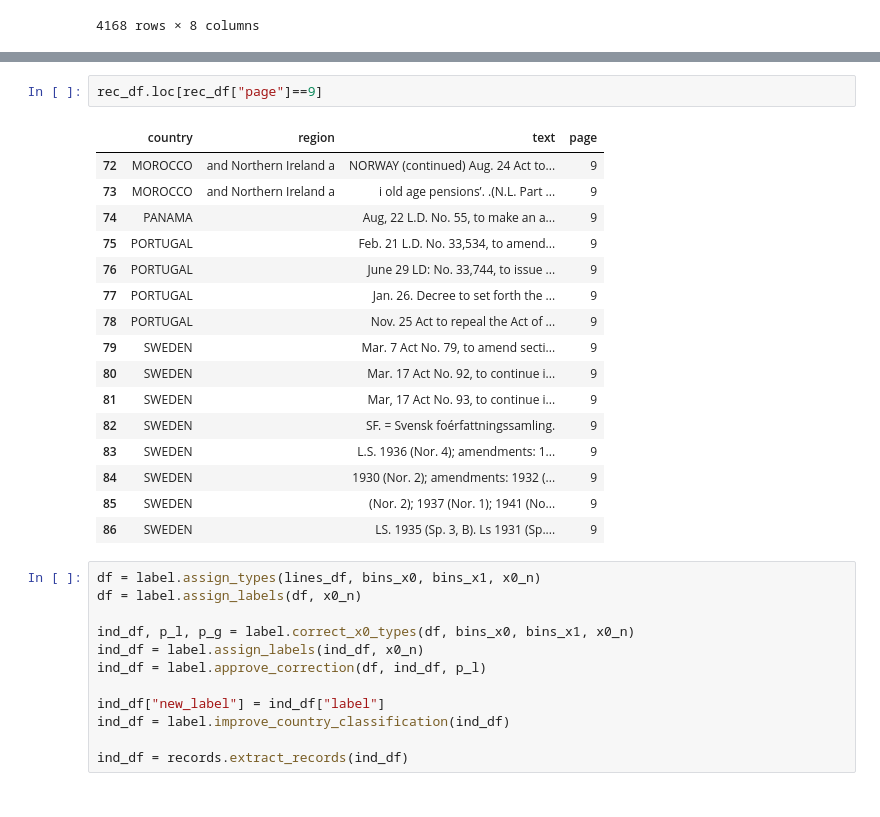
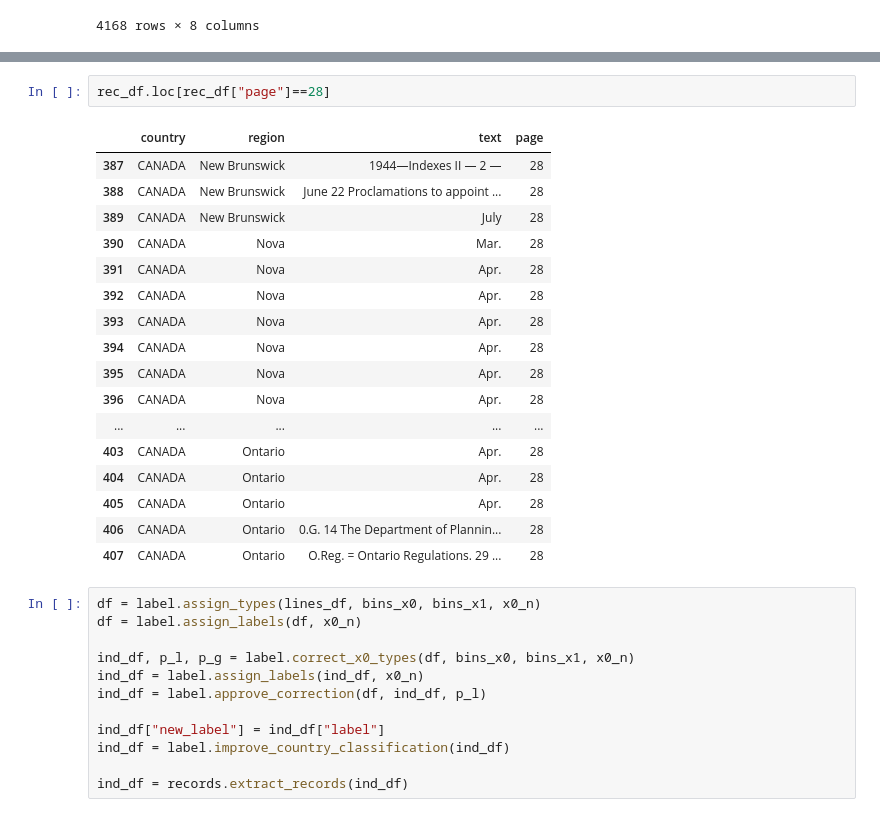
Before and after one commit to jeusa/indexex, a Jupyter notebook: code/index_extraction.ipynb, the cells around one changed output, grey strips where cells are left out. Drawn from its saved outputs; the diff is of its cells as text.

```diff
--- a/code/index_extraction.ipynb
+++ b/code/index_extraction.ipynb
@@ -106,22 +119,23 @@ rec_df
 # %%
-rec_df.loc[rec_df["page"]==9]
+rec_df.loc[rec_df["page"]==28]
 # %% [output]
 |  | country | region | text | page |
-| 72 | MOROCCO | and Northern Ireland a | NORWAY (continued) Aug. 24 Act to... | 9 |
-| 73 | MOROCCO | and Northern Ireland a | i old age pensions’. .(N.L. Part ... | 9 |
-| 74 | PANAMA |  | Aug, 22 L.D. No. 55, to make an a... | 9 |
-| 75 | PORTUGAL |  | Feb. 21 L.D. No. 33,534, to amend... | 9 |
-| 76 | PORTUGAL |  | June 29 LD: No. 33,744, to issue ... | 9 |
-| 77 | PORTUGAL |  | Jan. 26. Decree to set forth the ... | 9 |
-| 78 | PORTUGAL |  | Nov. 25 Act to repeal the Act of ... | 9 |
-| 79 | SWEDEN |  | Mar. 7 Act No. 79, to amend secti... | 9 |
-| 80 | SWEDEN |  | Mar. 17 Act No. 92, to continue i... | 9 |
-| 81 | SWEDEN |  | Mar, 17 Act No. 93, to continue i... | 9 |
-| 82 | SWEDEN |  | SF. = Svensk foérfattningssamling. | 9 |
-| 83 | SWEDEN |  | L.S. 1936 (Nor. 4); amendments: 1... | 9 |
-| 84 | SWEDEN |  | 1930 (Nor. 2); amendments: 1932 (... | 9 |
-| 85 | SWEDEN |  | (Nor. 2); 1937 (Nor. 1); 1941 (No... | 9 |
-| 86 | SWEDEN |  | LS. 1935 (Sp. 3, B). Ls 1931 (Sp.... | 9 |
+| 387 | CANADA | New Brunswick | 1944—Indexes II — 2 — | 28 |
+| 388 | CANADA | New Brunswick | June 22 Proclamations to appoint ... | 28 |
+| 389 | CANADA | New Brunswick | July | 28 |
+| 390 | CANADA | Nova | Mar. | 28 |
+| 391 | CANADA | Nova | Apr. | 28 |
+| 392 | CANADA | Nova | Apr. | 28 |
+| 393 | CANADA | Nova | Apr. | 28 |
+| 394 | CANADA | Nova | Apr. | 28 |
+| 395 | CANADA | Nova | Apr. | 28 |
+| 396 | CANADA | Nova | Apr. | 28 |
+| ... | ... | ... | ... | ... |
+| 403 | CANADA | Ontario | Apr. | 28 |
+| 404 | CANADA | Ontario | Apr. | 28 |
+| 405 | CANADA | Ontario | Apr. | 28 |
+| 406 | CANADA | Ontario | 0.G. 14 The Department of Plannin... | 28 |
+| 407 | CANADA | Ontario | O.Reg. = Ontario Regulations. 29 ... | 28 |
 # %%
 df = label.assign_types(lines_df, bins_x0, bins_x1, x0_n)
 df = label.assign_labels(df, x0_n)
```
Also changed, not shown: parts of 6 cells of this notebook, 4 other files.
